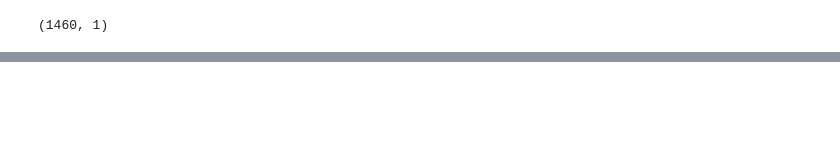
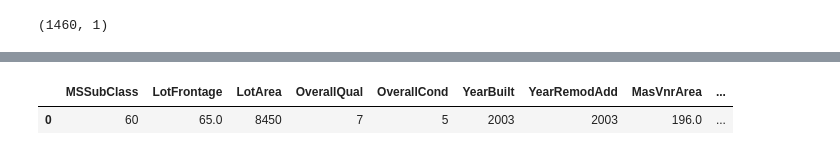
Before and after one commit to jaykye/HousePricePrediction, a Jupyter notebook: explore.ipynb, the cells around one changed output, grey strips where cells are left out. Saved outputs shown, nothing was run; the diff lists cells and outputs as text; code cells hidden in the pictures; blank space fills up the shorter version.

```diff
--- a/explore.ipynb
+++ b/explore.ipynb
@@ -184,0 +312,11 @@ plot_training_hist(training_hist)
+# %%
+to_one_hot_cols=[
+    'MSZoning','Alley', 'LotShape','LandContour','LotConfig',
+    'LandSlope','Neighborhood','Condition1','BldgType',
+    'HouseStyle','RoofStyle','Exterior1st','MasVnrType',
+    'Foundation','Electrical','GarageType','MiscFeature','SaleCondition']
+# %%
+df_onehot = pd.get_dummies(df, columns=to_one_hot_cols, drop_first=True, prefix='', prefix_sep='')[df.dtypes[df.dtypes != object].index]
+# %%
+dataset = df_onehot.drop(columns=['Id', 'SalePrice'])
+target = df_onehot['SalePrice']
@@ -184,0 +348,5 @@ plot_training_hist(training_hist)
+# %%
+dataset[:1]
+# %% [output]
+|  | MSSubClass | LotFrontage | LotArea | OverallQual | OverallCond | YearBuilt | YearRemodAdd | MasVnrArea | ... |
+| 0 | 60 | 65.0 | 8450 | 7 | 5 | 2003 | 2003 | 196.0 | ... |
```
Also changed, not shown: parts of 37 cells of this notebook, 2 other files.
